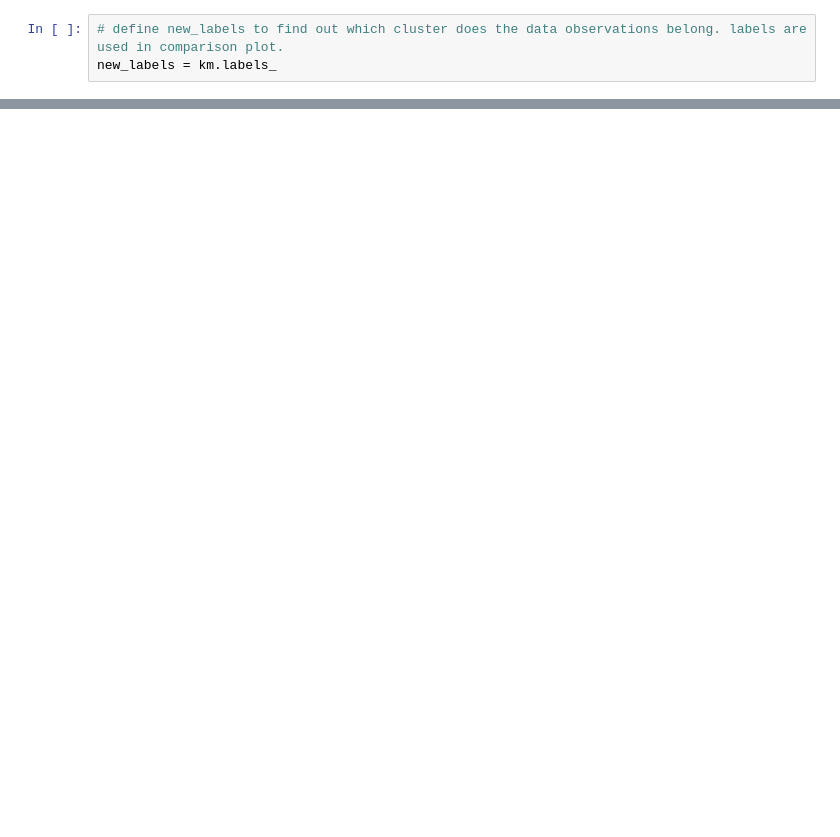
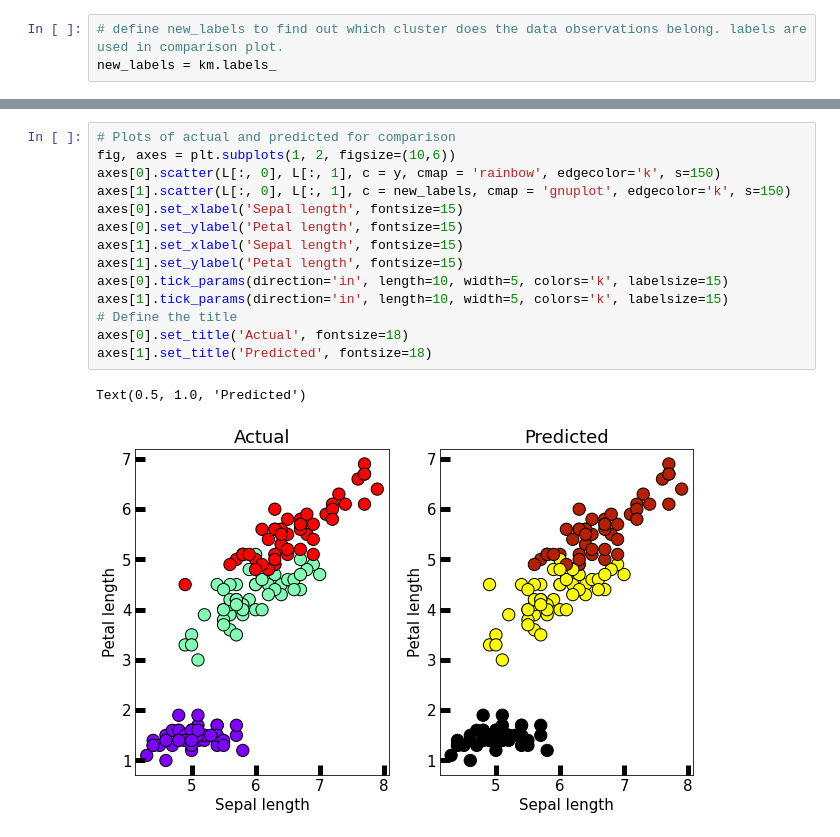
Before and after one commit to karolinaszafranbelzowska/Machine-Learning-and-Statistic---Tasks-assesments, a Jupyter notebook: tasks.ipynb, the cells around one changed output, grey strips where cells are left out. Saved outputs shown, nothing was run; the diff lists cells and outputs as text; blank space fills up the shorter version.

```diff
--- a/tasks.ipynb
+++ b/tasks.ipynb
@@ -529,0 +536,17 @@ X = assigned_data[features].copy()
+# %%
+# Plots of actual and predicted for comparison
+fig, axes = plt.subplots(1, 2, figsize=(10,6))
+axes[0].scatter(L[:, 0], L[:, 1], c = y, cmap = 'rainbow', edgecolor='k', s=150)
+axes[1].scatter(L[:, 0], L[:, 1], c = new_labels, cmap = 'gnuplot', edgecolor='k', s=150)
+axes[0].set_xlabel('Sepal length', fontsize=15)
+axes[0].set_ylabel('Petal length', fontsize=15)
+axes[1].set_xlabel('Sepal length', fontsize=15)
+axes[1].set_ylabel('Petal length', fontsize=15)
+axes[0].tick_params(direction='in', length=10, width=5, colors='k', labelsize=15)
+axes[1].tick_params(direction='in', length=10, width=5, colors='k', labelsize=15)
+# Define the title
+axes[0].set_title('Actual', fontsize=18)
+axes[1].set_title('Predicted', fontsize=18)
+# %% [output]
+Text(0.5, 1.0, 'Predicted')
+[figure, added]
```
Also changed, not shown: parts of 22 cells of this notebook.
